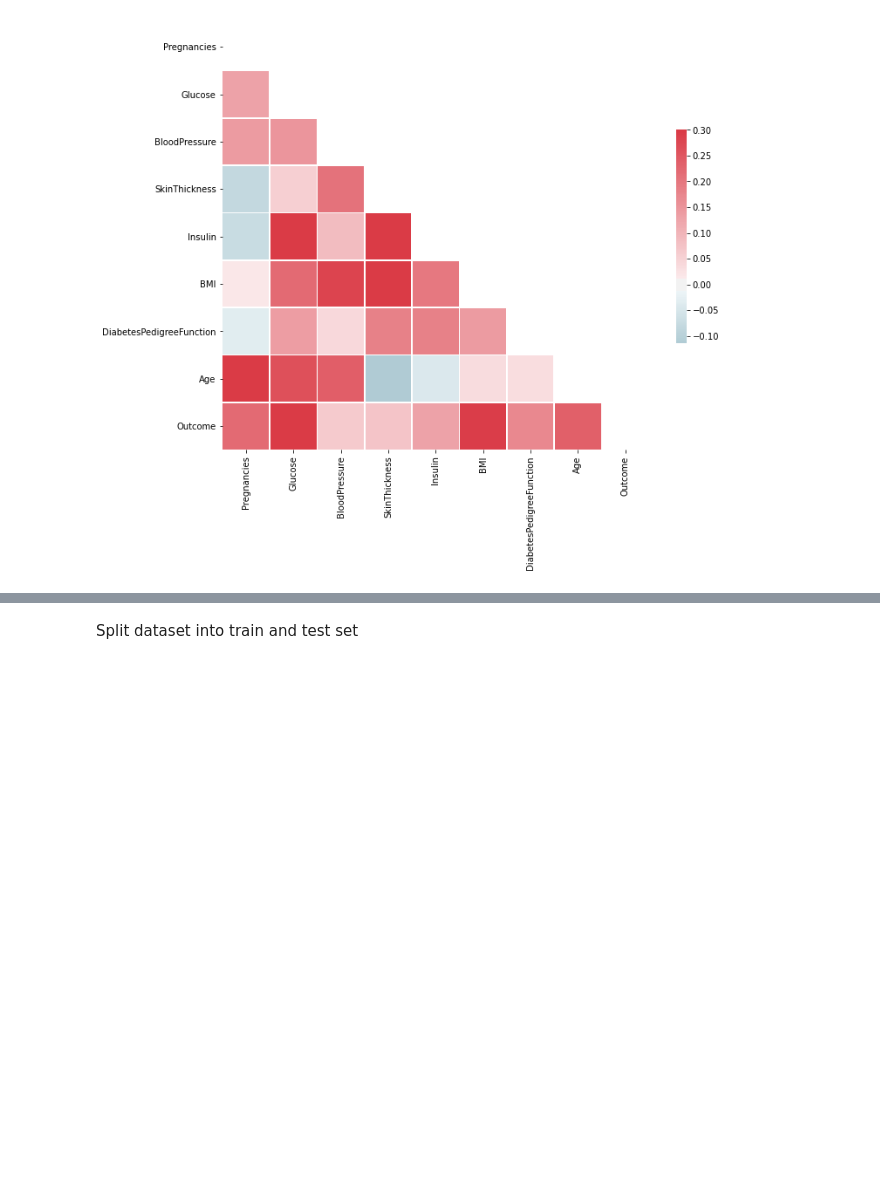
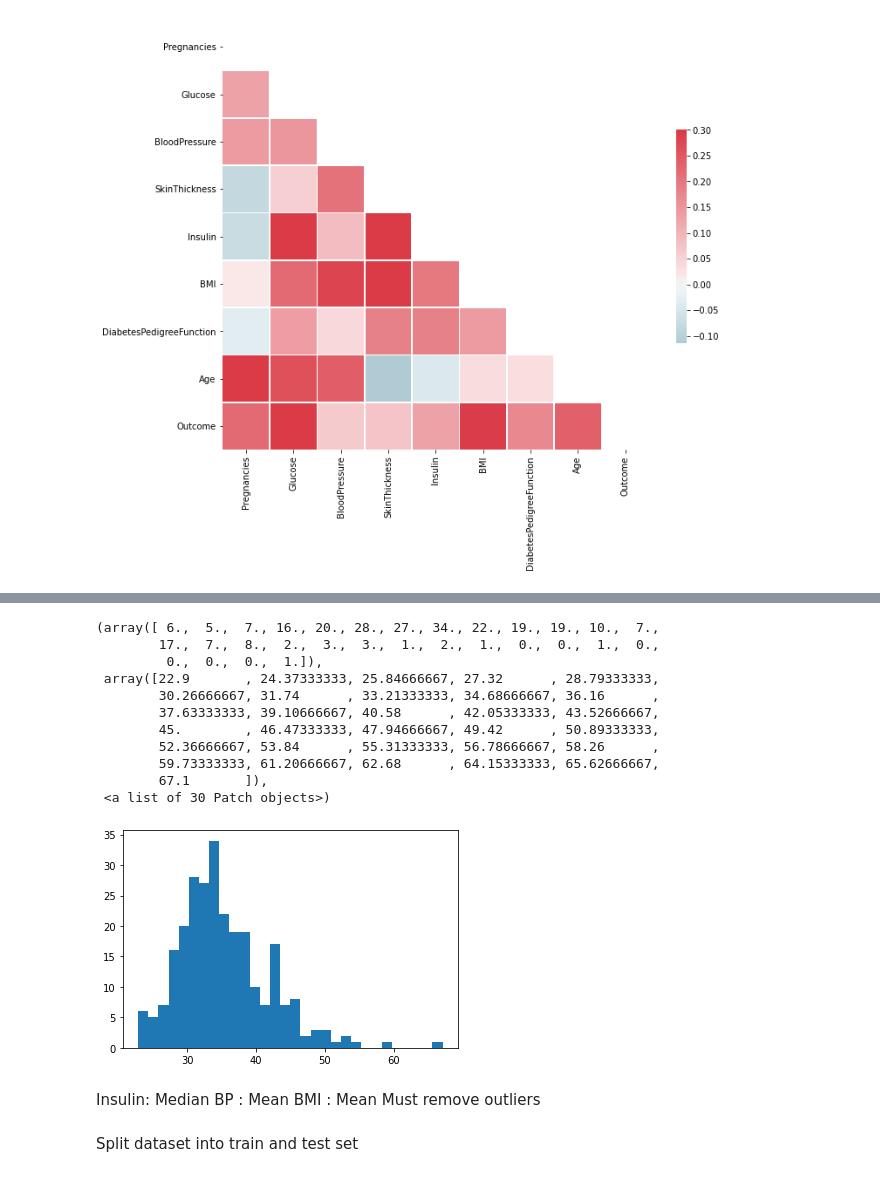
Before and after one commit to adindariztia/Bangkit_DiabetesPredictionML, a Jupyter notebook: PIMA_Dataset_Overview.ipynb, the cells around one changed output, grey strips where cells are left out. Cells and saved outputs as stored; diff of their text form; code cells hidden in the pictures; blank space fills up the shorter version.

```diff
--- a/PIMA_Dataset_Overview.ipynb
+++ b/PIMA_Dataset_Overview.ipynb
@@ -75,0 +148,19 @@ sns.heatmap(corr, mask=mask, cmap=cmap, vmax=.3, center=0,
+# %%
+#Plot distribution of BMI, Outcome = 1 & 0, to see whether mean or median is more relevant
+BMI_0 = df.loc[(df.Outcome == 0) & (df['BMI'] != 0), 'BMI']
+BMI_1 = df.loc[(df.Outcome == 1) & (df['BMI'] != 0), 'BMI']
+#plt.hist(BMI_0,30)
+plt.hist(BMI_1,30)
+# %% [output]
+(array([ 6.,  5.,  7., 16., 20., 28., 27., 34., 22., 19., 19., 10.,  7.,
+        17.,  7.,  8.,  2.,  3.,  3.,  1.,  2.,  1.,  0.,  0.,  1.,  0.,
+         0.,  0.,  0.,  1.]),
+ array([22.9       , 24.37333333, 25.84666667, 27.32      , 28.79333333,
+        30.26666667, 31.74      , 33.21333333, 34.68666667, 36.16      ,
+        37.63333333, 39.10666667, 40.58      , 42.05333333, 43.52666667,
+        45.        , 46.47333333, 47.94666667, 49.42      , 50.89333333,
+        52.36666667, 53.84      , 55.31333333, 56.78666667, 58.26      ,
+        59.73333333, 61.20666667, 62.68      , 64.15333333, 65.62666667,
+        67.1       ]),
+ <a list of 30 Patch objects>)
+[figure, added]
@@ -76,3 +173,8 @@ sns.heatmap(corr, mask=mask, cmap=cmap, vmax=.3, center=0,
+# %% [markdown]
+Insulin: Median
+BP : Mean
+BMI : Mean
+Must remove outliers
 # %% [markdown]
 Split dataset into train and test set
 # %%
```
Also changed, not shown: parts of 11 cells of this notebook.
